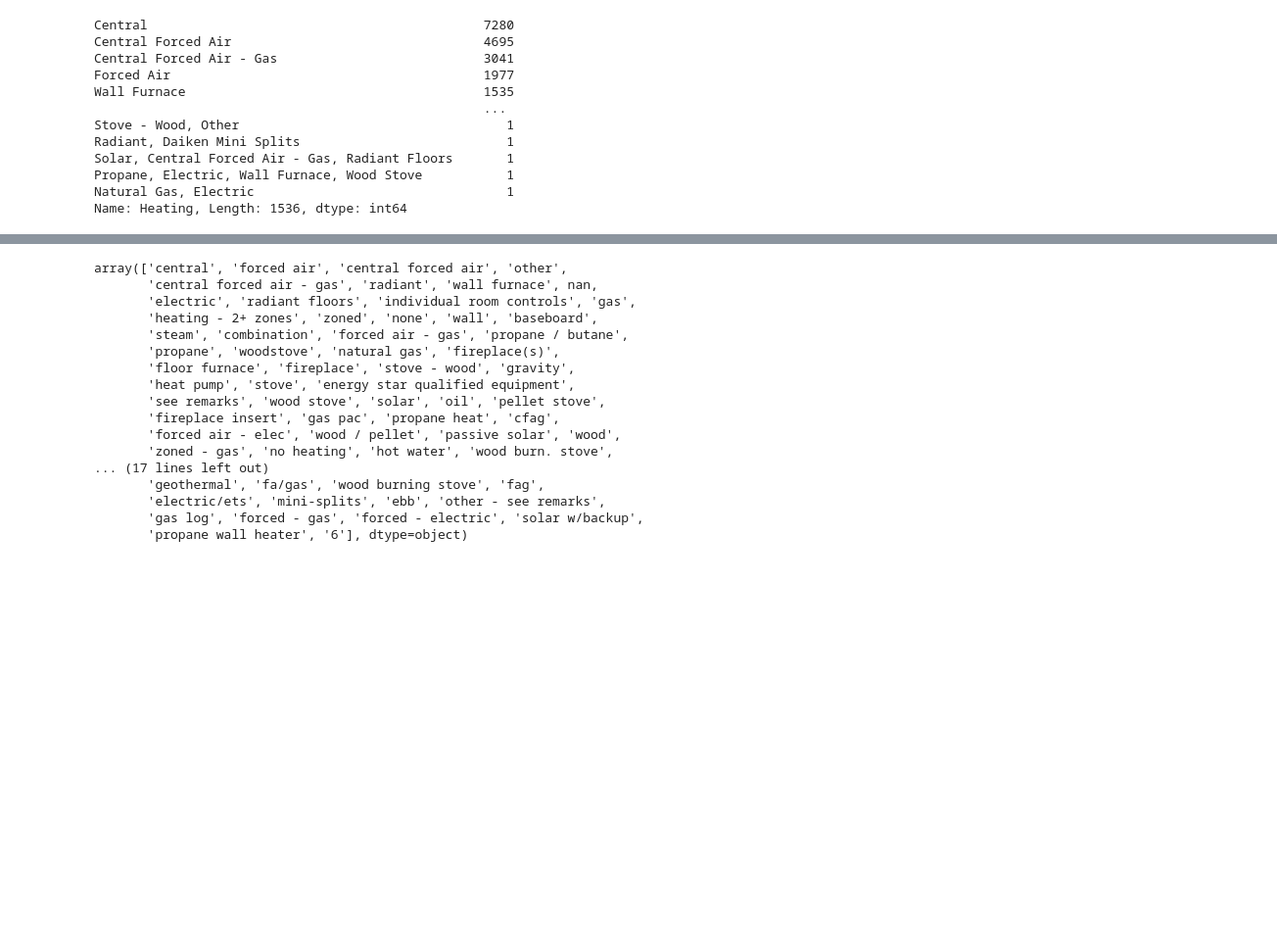
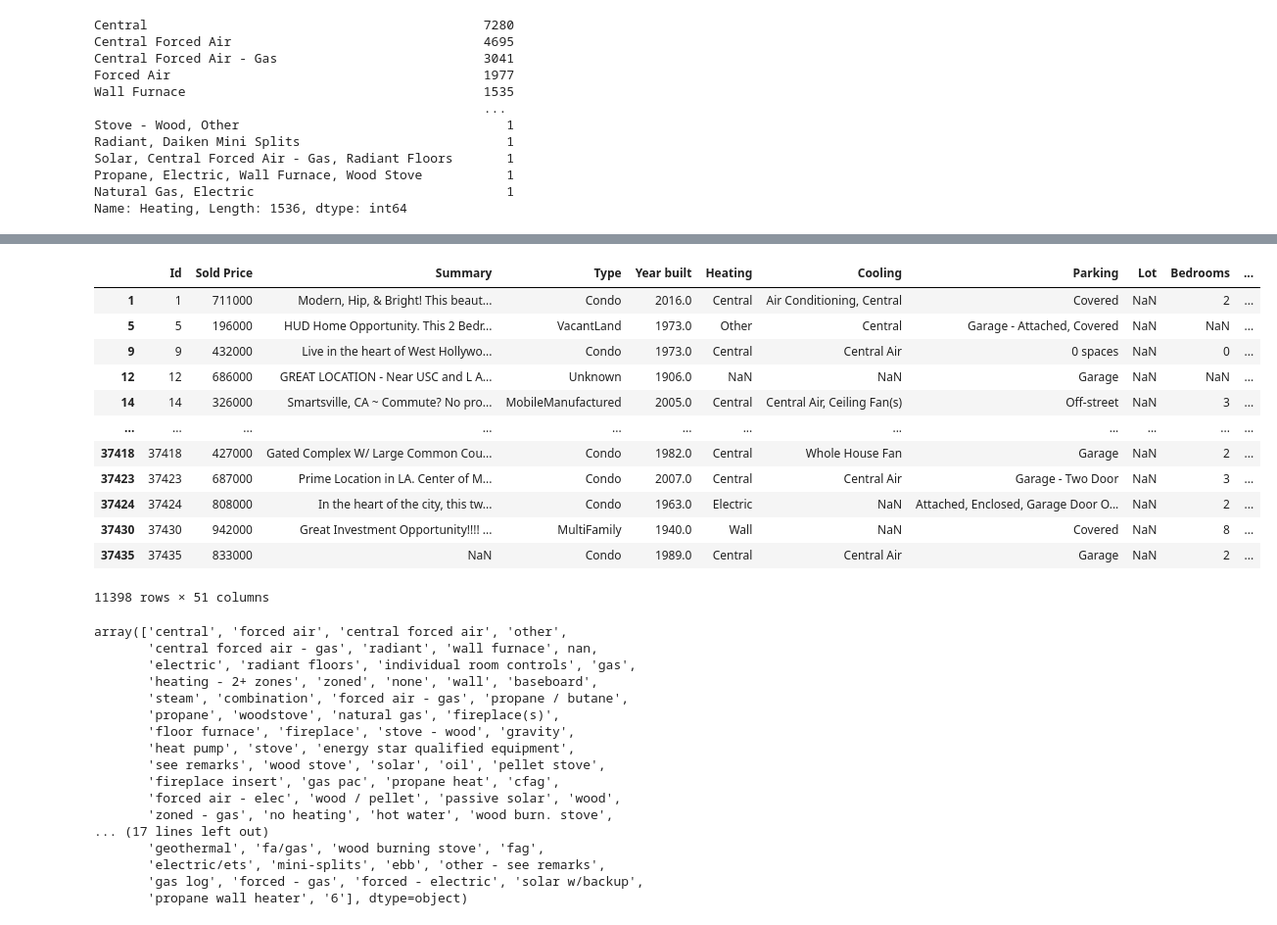
Before and after one commit to tom-farmer/Predictive-Analytics-Hackathon-2022, a Jupyter notebook: notebooks/modeling.ipynb, the cells around one changed output, grey strips where cells are left out. Shown at 98% size. Cells and saved outputs as stored; diff of their text form; code cells hidden in the pictures; blank space fills up the shorter version.

```diff
--- a/notebooks/modeling.ipynb
+++ b/notebooks/modeling.ipynb
@@ -103,3 +93,19 @@ Name: Heating, Length: 1525, dtype: int64
+# %%
+train[train["Lot"].isna()]
+# %% [output]
+|  | Id | Sold Price | Summary | Type | Year built | Heating | Cooling | Parking | Lot | Bedrooms | ... |
+| 1 | 1 | 711000 | Modern, Hip, & Bright! This beaut... | Condo | 2016.0 | Central | Air Conditioning, Central | Covered | NaN | 2 | ... |
+| 5 | 5 | 196000 | HUD Home Opportunity. This 2 Bedr... | VacantLand | 1973.0 | Other | Central | Garage - Attached, Covered | NaN | NaN | ... |
+| 9 | 9 | 432000 | Live in the heart of West Hollywo... | Condo | 1973.0 | Central | Central Air | 0 spaces | NaN | 0 | ... |
+| 12 | 12 | 686000 | GREAT LOCATION - Near USC and L A... | Unknown | 1906.0 | NaN | NaN | Garage | NaN | NaN | ... |
+| 14 | 14 | 326000 | Smartsville, CA ~ Commute? No pro... | MobileManufactured | 2005.0 | Central | Central Air, Ceiling Fan(s) | Off-street | NaN | 3 | ... |
+| ... | ... | ... | ... | ... | ... | ... | ... | ... | ... | ... | ... |
+| 37418 | 37418 | 427000 | Gated Complex W/ Large Common Cou... | Condo | 1982.0 | Central | Whole House Fan | Garage | NaN | 2 | ... |
+| 37423 | 37423 | 687000 | Prime Location in LA. Center of M... | Condo | 2007.0 | Central | Central Air | Garage - Two Door | NaN | 3 | ... |
+| 37424 | 37424 | 808000 | In the heart of the city, this tw... | Condo | 1963.0 | Electric | NaN | Attached, Enclosed, Garage Door O... | NaN | 2 | ... |
+| 37430 | 37430 | 942000 | Great Investment Opportunity!!!! ... | MultiFamily | 1940.0 | Wall | NaN | Covered | NaN | 8 | ... |
+| 37435 | 37435 | 833000 | NaN | Condo | 1989.0 | Central | Central Air | Garage | NaN | 2 | ... |
+11398 rows × 51 columns
 # %%
 heat_types = train["Heating"].str.lower().str.split(",").explode().str.strip().unique()
 heat_types
```
Also changed, not shown: parts of 15 cells of this notebook.
